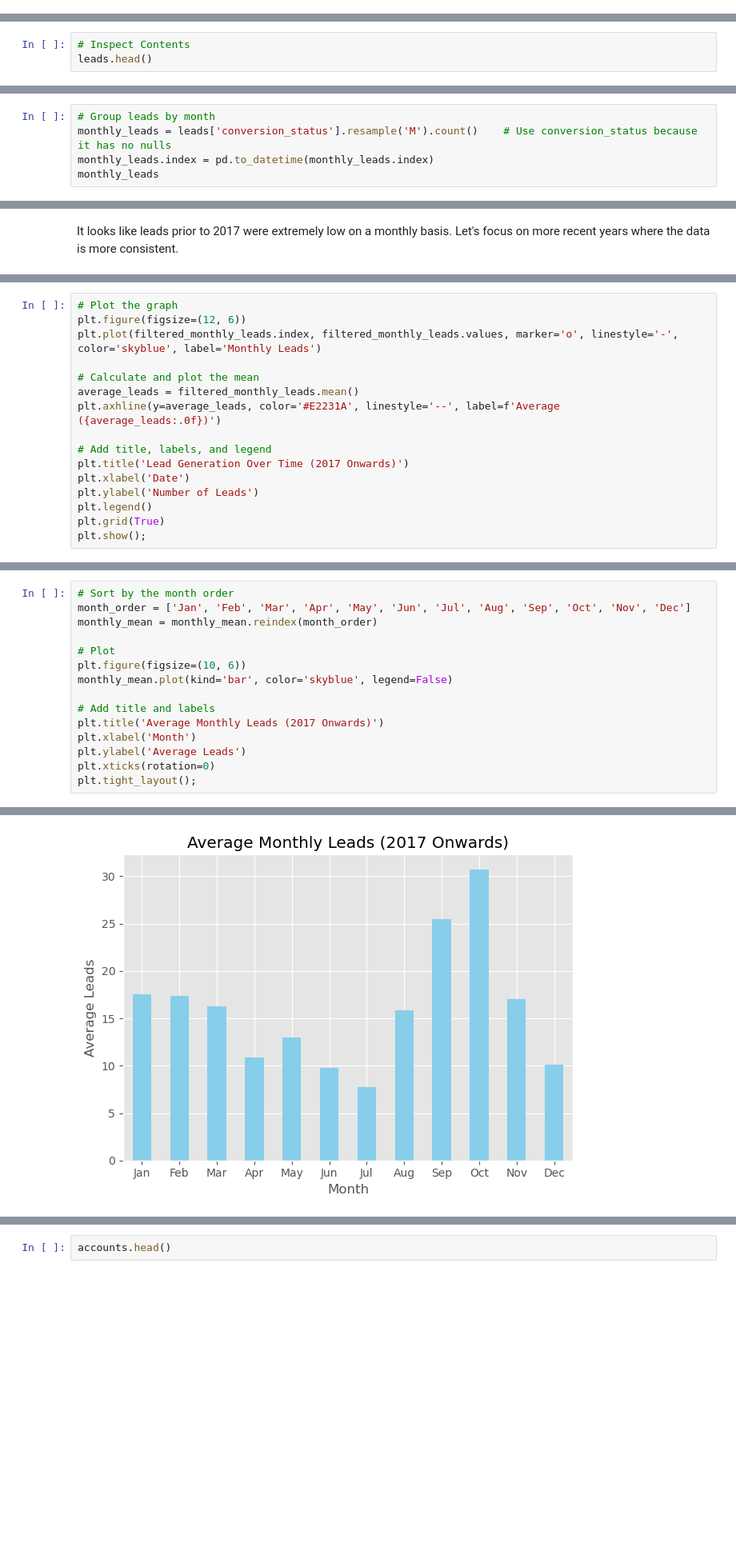
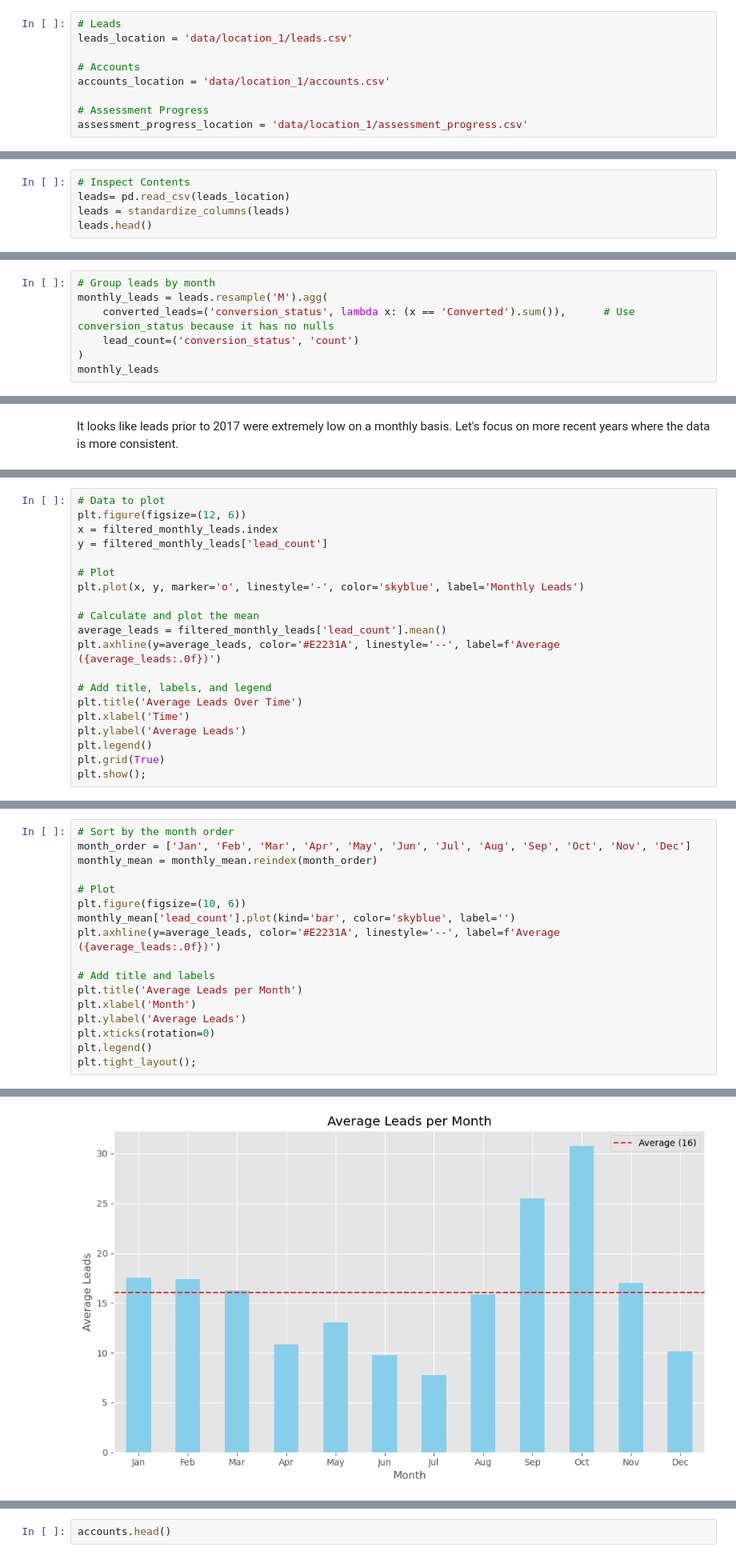
Before and after one commit to elijahlopez94/trends_in_supplemental_education_program, a Jupyter notebook: eda_notebook.ipynb, the cells around one changed output, grey strips where cells are left out. Shown at 80% size. Cells and saved outputs as stored; diff of their text form; blank space fills up the shorter version.

```diff
--- a/eda_notebook.ipynb
+++ b/eda_notebook.ipynb
@@ -11,3 +13,12 @@ Author: Elijah Lopez
+# %%
+# Leads
+leads_location = 'data/location_1/leads.csv'
+
+# Accounts
+accounts_location = 'data/location_1/accounts.csv'
+
+# Assessment Progress
+assessment_progress_location = 'data/location_1/assessment_progress.csv'
 # %% [markdown]
 ### Imports
 # %%
@@ -104,5 +105,7 @@ assessment_progress = standardize_columns(assessment_progress)
 # %%
 # Inspect Contents
+leads= pd.read_csv(leads_location)
+leads = standardize_columns(leads)
 leads.head()
 # %% [output]
 |  | created_date | zip_code | lead_status | conversion_status | student_gender | grade | lead_source |
@@ -252,6 +226,8 @@ Lead conversion: 32%
 # %%
 # Group leads by month
-monthly_leads = leads['conversion_status'].resample('M').count()    # Use conversion_status because it has no nulls
-monthly_leads.index = pd.to_datetime(monthly_leads.index)
+monthly_leads = leads.resample('M').agg(
+    converted_leads=('conversion_status', lambda x: (x == 'Converted').sum()),      # Use conversion_status because it has no nulls
+    lead_count=('conversion_status', 'count')
+)
 monthly_leads
 # %% [output]
@@ -289,17 +270,21 @@ It looks like leads prior to 2017 were extremely low on a monthly basis. Let's f
 filtered_monthly_leads = monthly_leads[(monthly_leads.index >= '2017-01-01') & (monthly_leads.index < '2024-12-01')]
 # %%
-# Plot the graph
+# Data to plot
 plt.figure(figsize=(12, 6))
-plt.plot(filtered_monthly_leads.index, filtered_monthly_leads.values, marker='o', linestyle='-', color='skyblue', label='Monthly Leads')
+x = filtered_monthly_leads.index
+y = filtered_monthly_leads['lead_count']
+
+# Plot
+plt.plot(x, y, marker='o', linestyle='-', color='skyblue', label='Monthly Leads')
 
 # Calculate and plot the mean
-average_leads = filtered_monthly_leads.mean()
+average_leads = filtered_monthly_leads['lead_count'].mean()
 plt.axhline(y=average_leads, color='#E2231A', linestyle='--', label=f'Average ({average_leads:.0f})')
 
 # Add title, labels, and legend
-plt.title('Lead Generation Over Time (2017 Onwards)')
-plt.xlabel('Date')
-plt.ylabel('Number of Leads')
+plt.title('Average Leads Over Time')
+plt.xlabel('Time')
+plt.ylabel('Average Leads')
 plt.legend()
 plt.grid(True)
 plt.show();
@@ -339,12 +329,14 @@ monthly_mean = monthly_mean.reindex(month_order)
 
 # Plot
 plt.figure(figsize=(10, 6))
-monthly_mean.plot(kind='bar', color='skyblue', legend=False)
+monthly_mean['lead_count'].plot(kind='bar', color='skyblue', label='')
+plt.axhline(y=average_leads, color='#E2231A', linestyle='--', label=f'Average ({average_leads:.0f})')
 
 # Add title and labels
-plt.title('Average Monthly Leads (2017 Onwards)')
+plt.title('Average Leads per Month')
 plt.xlabel('Month')
 plt.ylabel('Average Leads')
 plt.xticks(rotation=0)
+plt.legend()
 plt.tight_layout();
 # %% [output]
@@ -352 +343 @@ plt.tight_layout();
-[figure, old version]
+[figure, new version]
```
Also changed, not shown: parts of 98 cells of this notebook.
